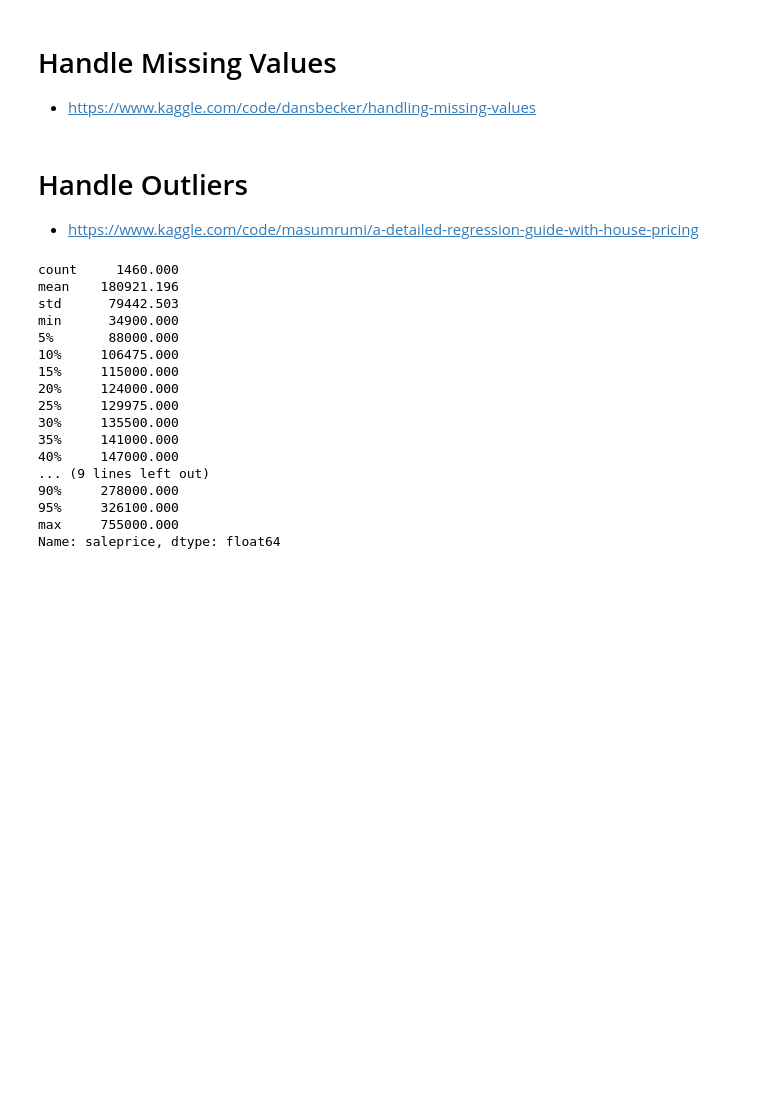
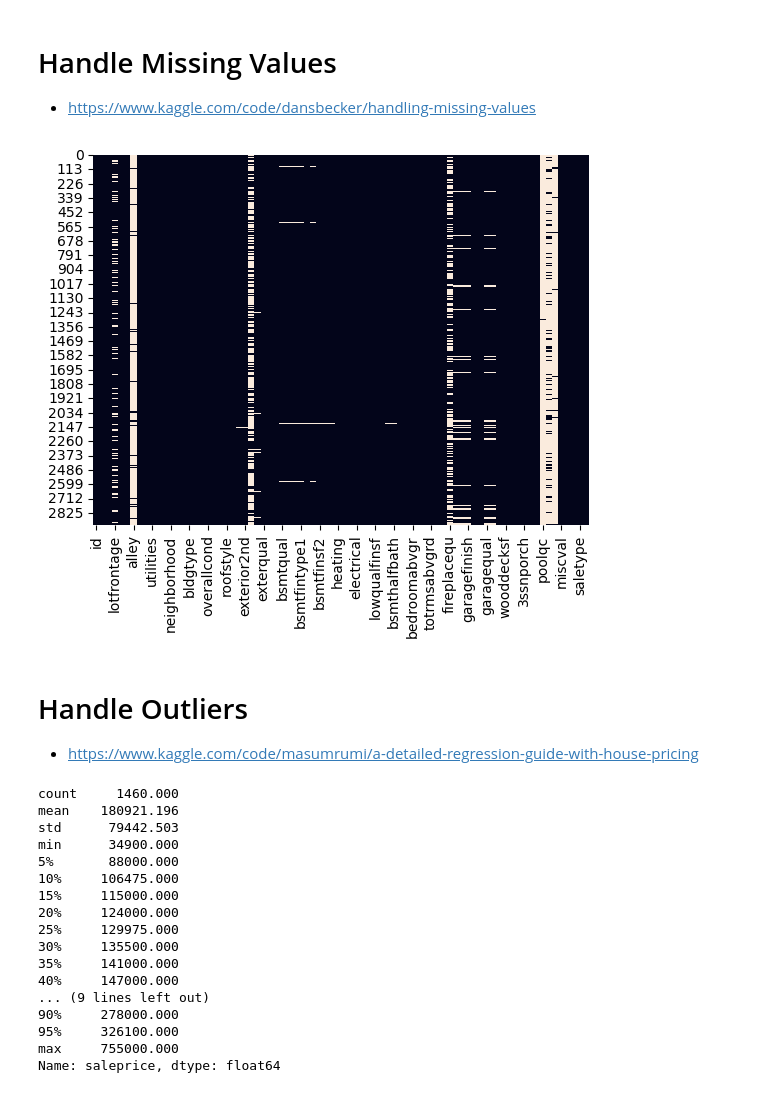
Before and after one commit to dkim949/housing_price_prediction, a Jupyter notebook: notebooks/exploratory.ipynb, the cells around one changed output. Saved outputs shown, nothing was run; the diff lists cells and outputs as text; code cells hidden in the pictures; blank space fills up the shorter version.

```diff
--- a/notebooks/exploratory.ipynb
+++ b/notebooks/exploratory.ipynb
@@ -30,5 +38,3 @@ print(data.shape)
-# %%
-data.columns = [i.lower() for i in data.columns]
 # %%
 data.head()
 # %% [output]
@@ -86,3 +101,8 @@ sns.heatmap(data[data.dtypes[data.dtypes != "object"].index].corr().round(2),
 # %% [markdown]
 # Handle Missing Values
 - https://www.kaggle.com/code/dansbecker/handling-missing-values
+# %%
+# data[data.isna().any(axis=1)]
+sns.heatmap(data.isnull(), cbar=False);
+# %% [output]
+[figure, added]
```
Also changed, not shown: parts of 9 cells of this notebook, 2 other files.
